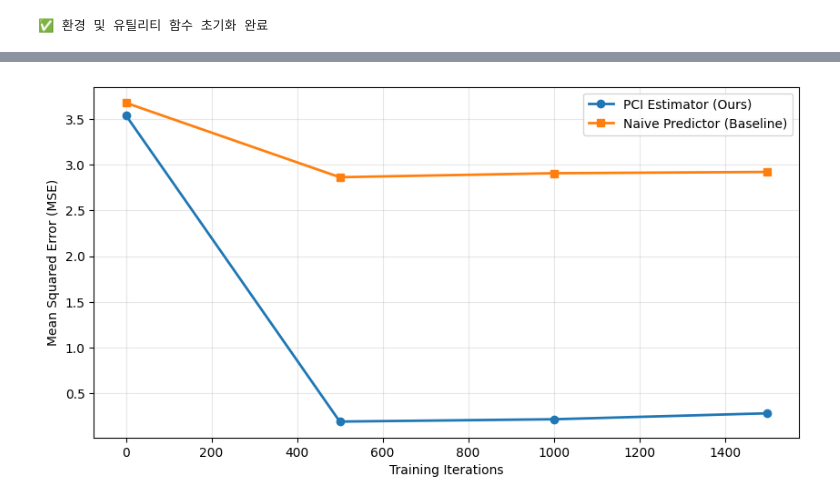
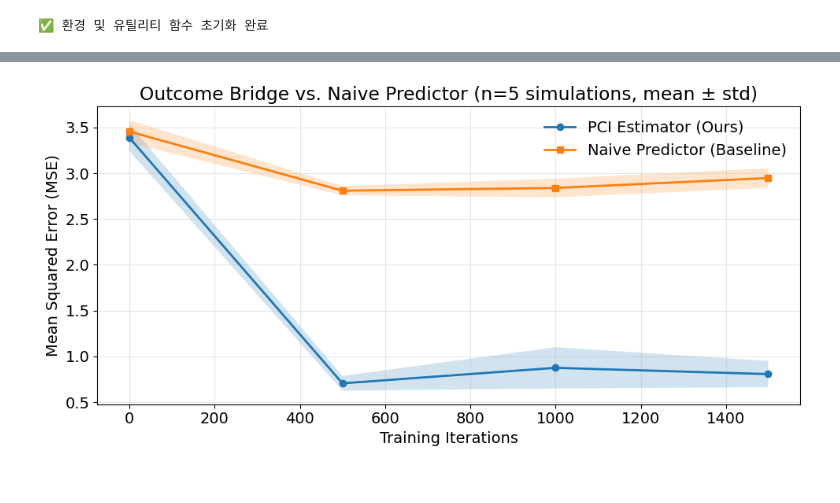
Before and after one commit to chamjinJoo/credit_assign_IRR, a Jupyter notebook: figures/evaluation_causal_validation.ipynb, the cells around one changed output, grey strips where cells are left out. Drawn from its saved outputs; the diff is of its cells as text; code cells hidden in the pictures.

```diff
--- a/figures/evaluation_causal_validation.ipynb
+++ b/figures/evaluation_causal_validation.ipynb
@@ -1,4 +1,8 @@
 # %%
+import sys, os
+# 프로젝트 루트를 경로에 추가 (envs, algorithms 등 모듈 인식)
+sys.path.insert(0, os.path.abspath('..'))
+
 import numpy as np
 import torch
 import copy
@@ -75,7 +79,7 @@ env_config = {
     "stag_reward": 5.0,
     "mauling_punishment": 0.0,
     "grid_observation": True,
-    "obs_noise_std": 0.1
+    "obs_noise_std": 0.0
 }
 
 env = patch_env_for_cloning(StagHuntEnv(**env_config))
@@ -172,7 +176,7 @@ def run_evaluation_off_policy(policy, outcome_bridge, naive_predictor, dataset,
 # ── 전문가 데이터셋 생성 (최초 1회 실행 권장) ──────────────────────────────────
 # 성능이 가장 좋은 최종 모델을 사용해 정밀한 Ground Truth(MC 샘플링)가 포함된 궤적을 구축합니다.
 
-GENERATE_DATA = True  # 데이터셋을 새로 생성하려면 True로 변경하세요.
+GENERATE_DATA = False  # 데이터셋을 새로 생성하려면 True로 변경하세요.
 DATA_SAVE_PATH = "expert_val_data.pt"
 
 if GENERATE_DATA:
@@ -182,8 +186,8 @@ if GENERATE_DATA:
 
     dataset = []
 
-    # 최종 모델 로드 (전문가)
-    expert_ckpt_path = "save_checkpoints/20260316_152607_seed43/staghuntenv/checkpoints/final_checkpoint.pt"
+    # load fully trained model
+    expert_ckpt_path = "save_checkpoints/20260317_163820_seed1/staghuntenv/checkpoints/final_checkpoint.pt"
     pol_expert, _, _ = load_all_models(expert_ckpt_path, "", env, device)
 
     for ep in range(NUM_EPISODES_GEN):
@@ -305,18 +352,36 @@ else:
 # %%
-# ── 결과 시각화: Learning Curve ──────────────────────────────────────────────
+# ── 결과 시각화: Learning Curve (mean ± std) ────────────────────────────────
+import numpy as np
+
 itrs = sorted(comparison_results.keys())
-pci_mses = [comparison_results[i]['pci_mse'] for i in itrs]
-naive_mses = [comparison_results[i]['naive_mse'] for i in itrs]
+pci_means   = np.array([comparison_results[i]['pci_mean']   for i in itrs])
+pci_stds    = np.array([comparison_results[i]['pci_std']    for i in itrs])
+naive_means = np.array([comparison_results[i]['naive_mean'] for i in itrs])
+naive_stds  = np.array([comparison_results[i]['naive_std']  for i in itrs])
 
-plt.figure(figsize=(10, 5))
-plt.plot(itrs, pci_mses, marker='o', label='PCI Estimator (Ours)', linewidth=2)
-if all(m is not None for m in naive_mses):
-    plt.plot(itrs, naive_mses, marker='s', label='Naive Predictor (Baseline)', linewidth=2)
+fig, ax = plt.subplots(figsize=(10, 5))
+plt.rc('font',   size=14)
+plt.rc('axes',   labelsize=14)
+plt.rc('xtick',  labelsize=14)
+plt.rc('ytick',  labelsize=14)
+plt.rc('legend', fontsize=14)
 
-plt.xlabel("Training Iterations")
-plt.ylabel("Mean Squared Error (MSE)")
-plt.legend()
-plt.grid(True, alpha=0.3)
+# PCI
+ax.plot(itrs, pci_means, marker='o', label='PCI Estimator (Ours)', linewidth=2)
+ax.fill_between(itrs, pci_means - pci_stds, pci_means + pci_stds, alpha=0.2)
+
+# Naive (존재할 때만)
+if not np.all(np.isnan(naive_means)):
+    ax.plot(itrs, naive_means, marker='s', label='Naive Predictor (Baseline)', linewidth=2)
+    ax.fill_between(itrs, naive_means - naive_stds, naive_means + naive_stds, alpha=0.2)
+
+ax.set_xlabel("Training Iterations")
+ax.set_ylabel("Mean Squared Error (MSE)")
+n_sims = len(simulation_dirs)
+ax.set_title(f"Outcome Bridge vs. Naive Predictor (n={n_sims} simulations, mean ± std)")
+ax.legend(loc='upper right', frameon=False)
+ax.grid(True, alpha=0.3)
+plt.tight_layout()
 plt.show()
 # %% [output]
-[figure, old version]
+[figure, new version]
```
Also changed, not shown: parts of 2 cells of this notebook, 38 other files.
